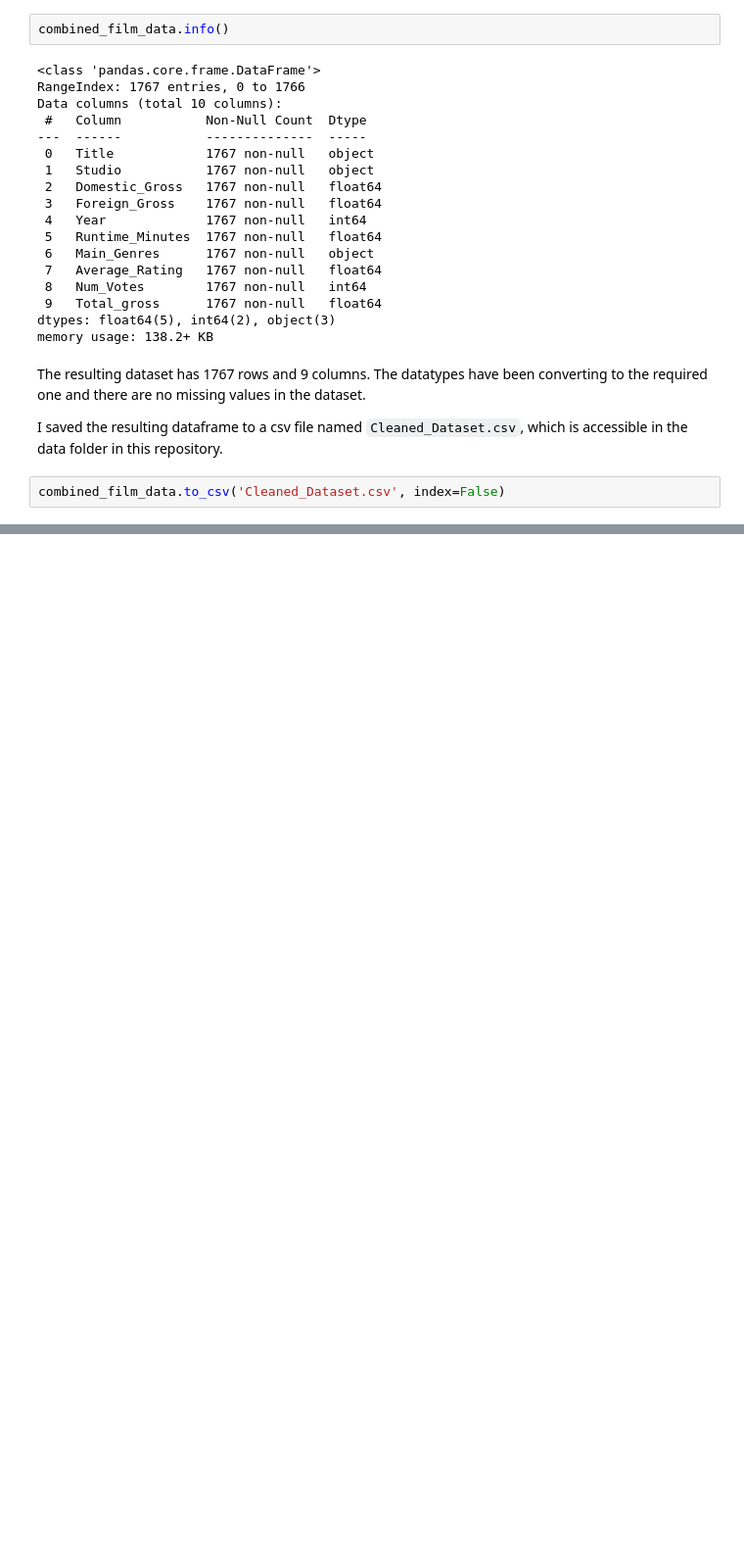
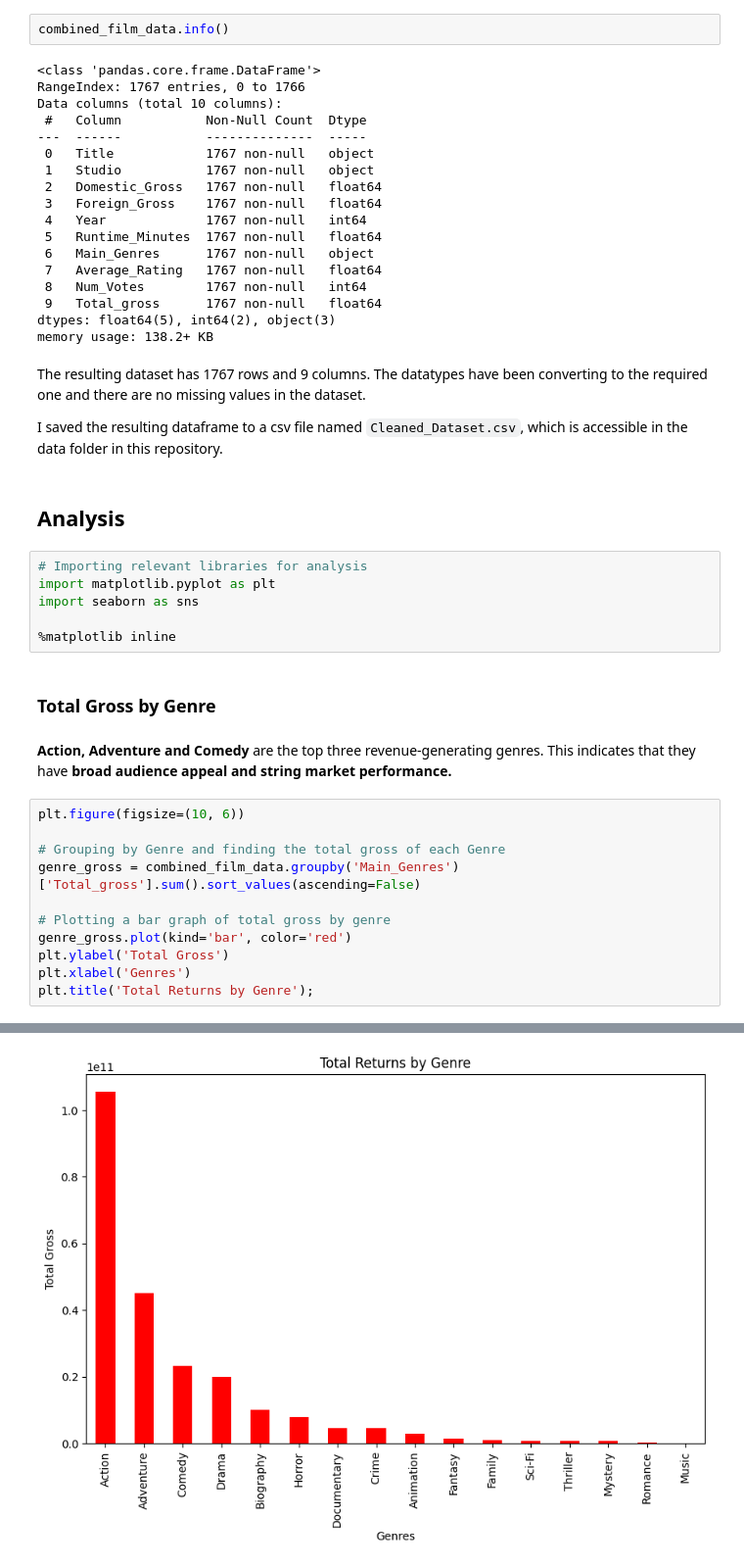
Before and after one commit to Jimmy-ai1/Independent-Project-1, a Jupyter notebook: Microsoft_Film_Creation_Strategies.ipynb, the cells around one changed output, grey strips where cells are left out. Shown at 98% size. Drawn from its saved outputs; the diff is of its cells as text; blank space fills up the shorter version.

```diff
--- a/Microsoft_Film_Creation_Strategies.ipynb
+++ b/Microsoft_Film_Creation_Strategies.ipynb
@@ -337,5 +340,27 @@ memory usage: 138.2+ KB
 The resulting dataset has 1767 rows and 9 columns. The datatypes have been converting to the required one and there are no missing values in the dataset.
 
 I saved the resulting dataframe to a csv file named `Cleaned_Dataset.csv`, which is accessible in the data folder in this repository.
-# %%
-combined_film_data.to_csv('Cleaned_Dataset.csv', index=False)
+# %% [markdown]
+## Analysis
+# %%
+# Importing relevant libraries for analysis
+import matplotlib.pyplot as plt
+import seaborn as sns
+
+%matplotlib inline
+# %% [markdown]
+### Total Gross by Genre
+# %% [markdown]
+**Action, Adventure and Comedy** are the top three revenue-generating genres. This indicates that they have **broad audience appeal and string market performance.**
+# %%
+plt.figure(figsize=(10, 6))
+
+# Grouping by Genre and finding the total gross of each Genre
+genre_gross = combined_film_data.groupby('Main_Genres')['Total_gross'].sum().sort_values(ascending=False)
+
+# Plotting a bar graph of total gross by genre
+genre_gross.plot(kind='bar', color='red')
+plt.ylabel('Total Gross')
+plt.xlabel('Genres')
+plt.title('Total Returns by Genre');
+# %% [output]
@@ -341,0 +369 @@ combined_film_data.to_csv('Cleaned_Dataset.csv', index=False)
+[figure, added]
```
Also changed, not shown: parts of 25 cells of this notebook.
